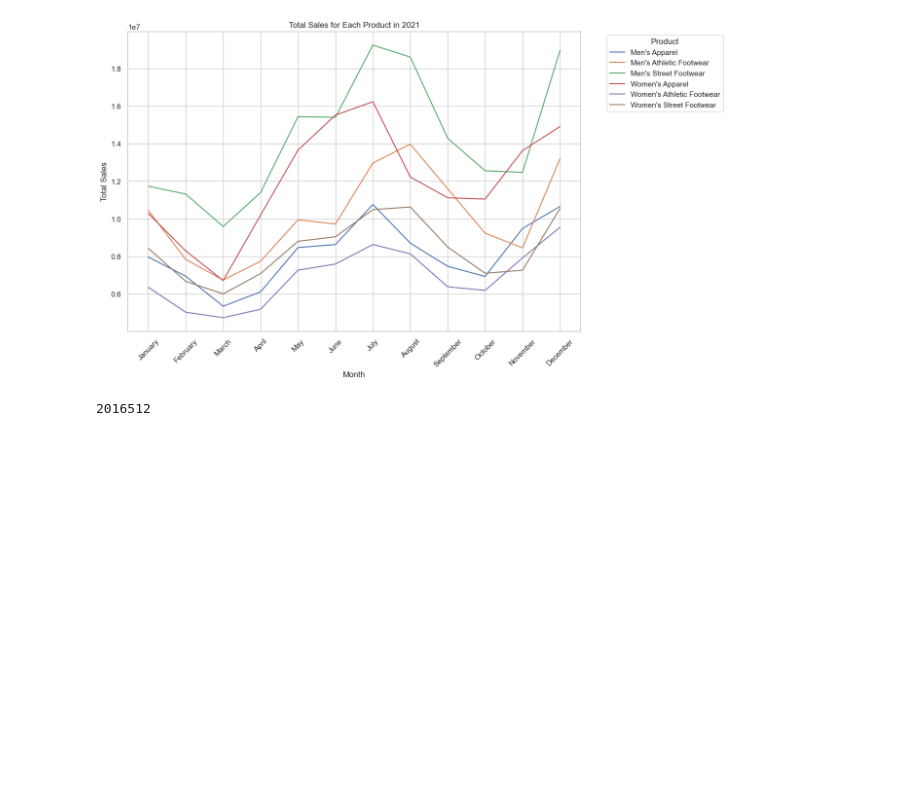
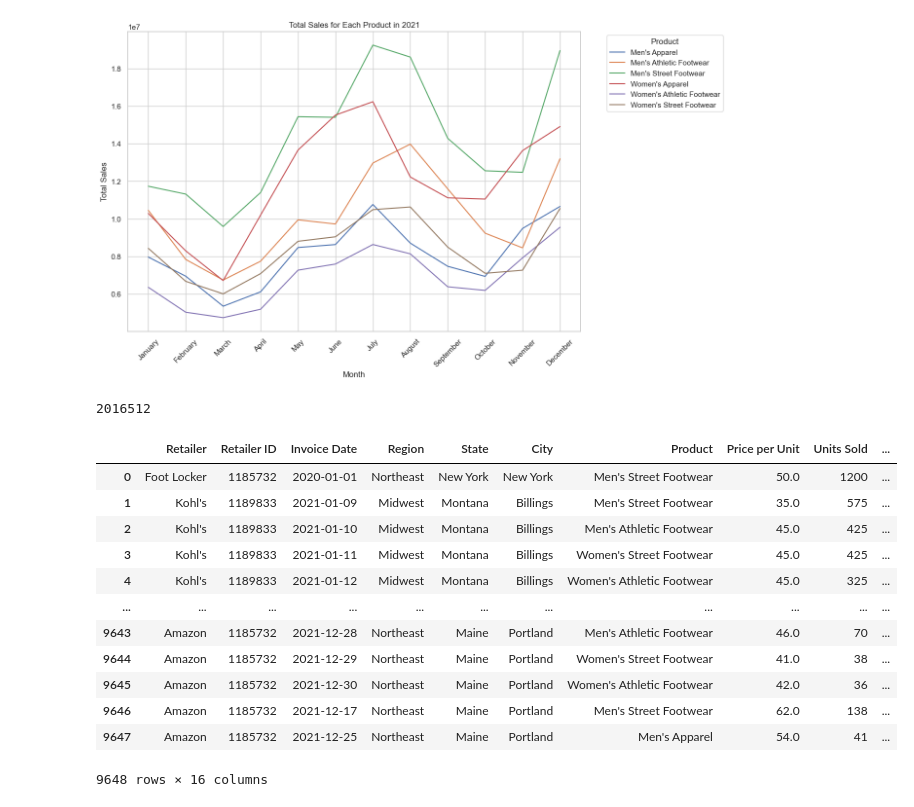
Before and after one commit to Murega14/adidas_analysis, a Jupyter notebook: adidas.ipynb, the cells around one changed output. Saved outputs shown, nothing was run; the diff lists cells and outputs as text; code cells hidden in the pictures; blank space fills up the shorter version.

Commit message:
sorted the dataframe to order the invoice month column

```diff
--- a/adidas.ipynb
+++ b/adidas.ipynb
@@ -678,0 +694,33 @@ df_2021['Units Sold'].sum()
+# %%
+#crreating a custom order for months
+import pandas as pd
+months = ['January', 'February', 'March', 'April', 'May', 'June', 'July', 'August', 'September', 'October', 'November', 'December']
+
+#creating  acustom sorting key based on the order of months
+# Create a custom categorical data type with the desired order
+month_category = pd.Categorical(df['Invoice Month'], categories=month_order, ordered=True)
+
+# Assign the custom category to the 'Invoice Month' column
+df['Invoice Month'] = month_category
+
+# Sort the DataFrame by 'Invoice Month' and reset the index
+df = df.sort_values('Invoice Month').reset_index(drop=True)
+
+# Save the sorted data to a CSV file
+df.to_csv('sorted_data.csv', index=False)
+
+df
+# %% [output]
+|  | Retailer | Retailer ID | Invoice Date | Region | State | City | Product | Price per Unit | Units Sold | ... |
+| 0 | Foot Locker | 1185732 | 2020-01-01 | Northeast | New York | New York | Men's Street Footwear | 50.0 | 1200 | ... |
+| 1 | Kohl's | 1189833 | 2021-01-09 | Midwest | Montana | Billings | Men's Street Footwear | 35.0 | 575 | ... |
+| 2 | Kohl's | 1189833 | 2021-01-10 | Midwest | Montana | Billings | Men's Athletic Footwear | 45.0 | 425 | ... |
+| 3 | Kohl's | 1189833 | 2021-01-11 | Midwest | Montana | Billings | Women's Street Footwear | 45.0 | 425 | ... |
+| 4 | Kohl's | 1189833 | 2021-01-12 | Midwest | Montana | Billings | Women's Athletic Footwear | 45.0 | 325 | ... |
+| ... | ... | ... | ... | ... | ... | ... | ... | ... | ... | ... |
+| 9643 | Amazon | 1185732 | 2021-12-28 | Northeast | Maine | Portland | Men's Athletic Footwear | 46.0 | 70 | ... |
+| 9644 | Amazon | 1185732 | 2021-12-29 | Northeast | Maine | Portland | Women's Street Footwear | 41.0 | 38 | ... |
+| 9645 | Amazon | 1185732 | 2021-12-30 | Northeast | Maine | Portland | Women's Athletic Footwear | 42.0 | 36 | ... |
+| 9646 | Amazon | 1185732 | 2021-12-17 | Northeast | Maine | Portland | Men's Street Footwear | 62.0 | 138 | ... |
+| 9647 | Amazon | 1185732 | 2021-12-25 | Northeast | Maine | Portland | Men's Apparel | 54.0 | 41 | ... |
+9648 rows × 16 columns
```
Also changed, not shown: parts of 8 cells of this notebook, 3 other files.
